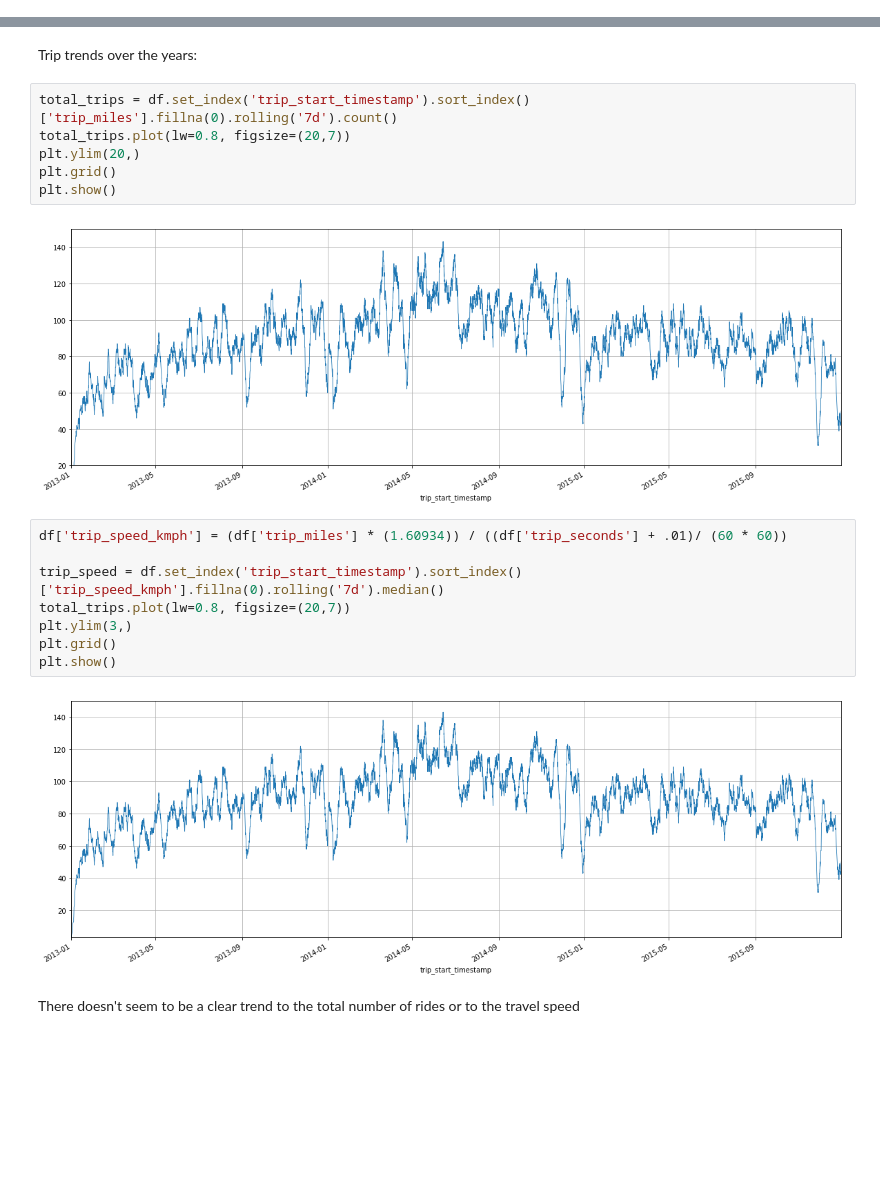
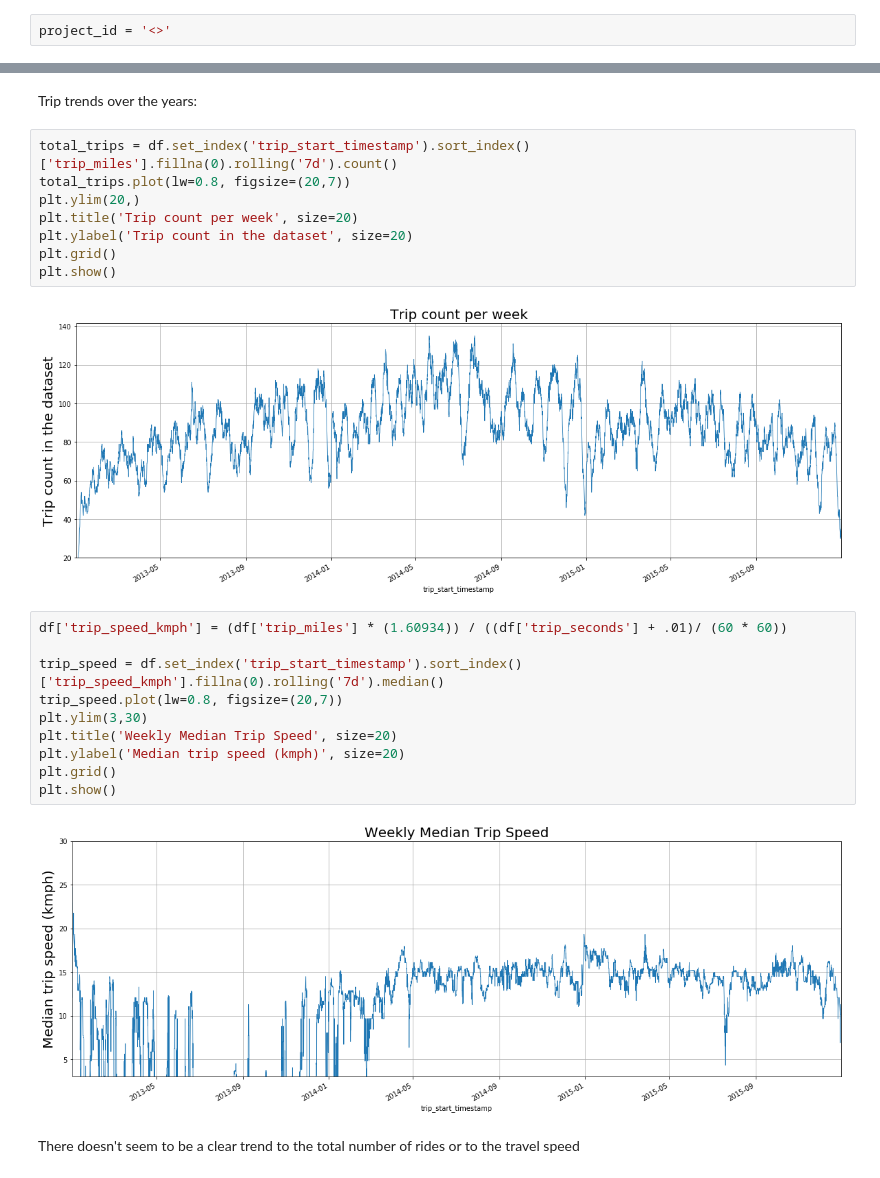
Before and after one commit to isabella232/ml-specialization-examples, a Jupyter notebook: chicago_travel_time/EDA.ipynb, the cells around one changed output, grey strips where cells are left out. Drawn from its saved outputs; the diff is of its cells as text; blank space fills up the shorter version.

```diff
--- a/chicago_travel_time/EDA.ipynb
+++ b/chicago_travel_time/EDA.ipynb
@@ -9,3 +7,5 @@ project_id = 'gad-playground-212407'
+# %%
+project_id = '<>'
 # %% [markdown]
 ## Fetch data
 # %% [markdown]
@@ -67,20 +67,24 @@ Trip trends over the years:
 total_trips = df.set_index('trip_start_timestamp').sort_index()['trip_miles'].fillna(0).rolling('7d').count()
 total_trips.plot(lw=0.8, figsize=(20,7))
 plt.ylim(20,)
+plt.title('Trip count per week', size=20)
+plt.ylabel('Trip count in the dataset', size=20)
 plt.grid()
 plt.show()
 # %% [output]
-[figure, old version]
+[figure, new version]
 # %%
 df['trip_speed_kmph'] = (df['trip_miles'] * (1.60934)) / ((df['trip_seconds'] + .01)/ (60 * 60))
 
 trip_speed = df.set_index('trip_start_timestamp').sort_index()['trip_speed_kmph'].fillna(0).rolling('7d').median()
-total_trips.plot(lw=0.8, figsize=(20,7))
-plt.ylim(3,)
+trip_speed.plot(lw=0.8, figsize=(20,7))
+plt.ylim(3,30)
+plt.title('Weekly Median Trip Speed', size=20)
+plt.ylabel('Median trip speed (kmph)', size=20)
 plt.grid()
 plt.show()
 # %% [output]
-[figure, old version]
+[figure, new version]
 # %% [markdown]
 There doesn't seem to be a clear trend to the total number of rides or to the travel speed
 # %% [markdown]
```
Also changed, not shown: parts of 8 cells of this notebook.
